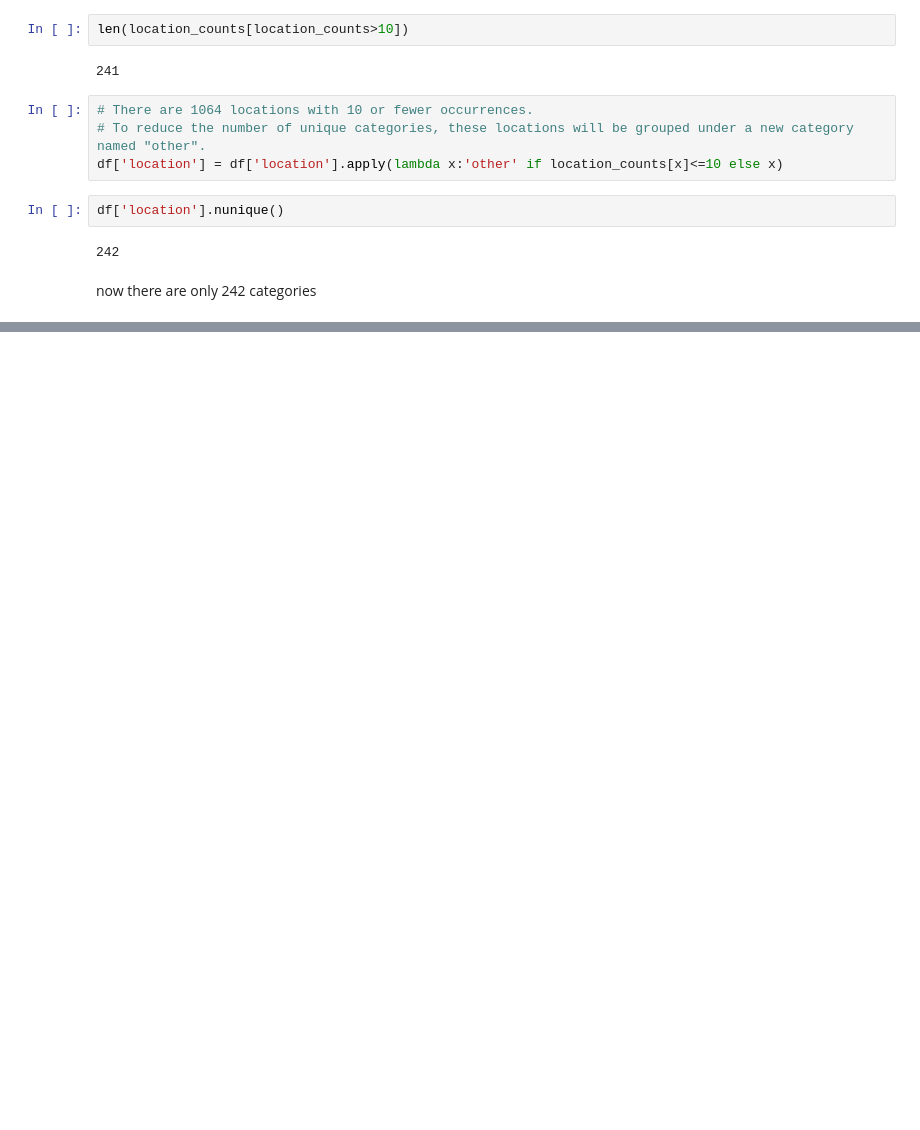
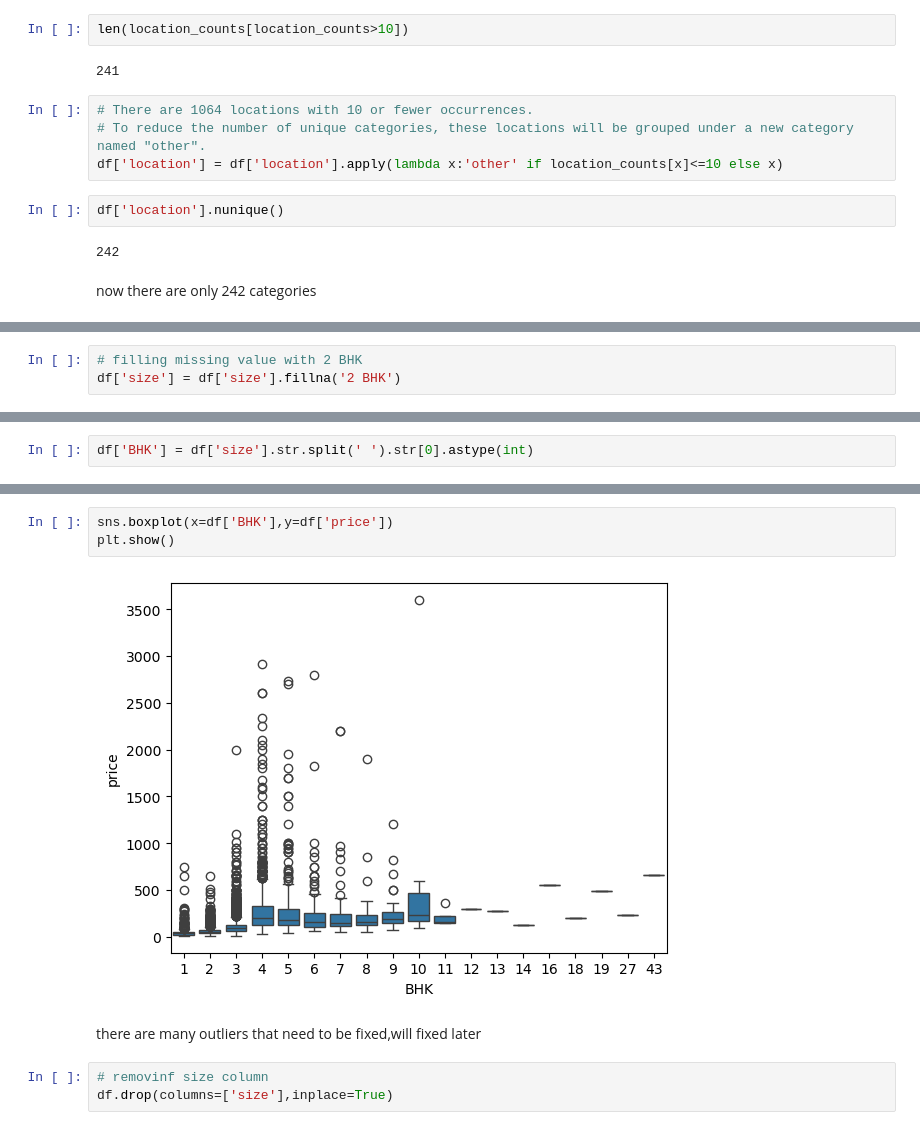
Before and after one commit to Nishant840/House-Price-Prediction, a Jupyter notebook: House_Price_Prediction.ipynb, the cells around one changed output, grey strips where cells are left out. Cells and saved outputs as stored; diff of their text form; blank space fills up the shorter version.

```diff
--- a/House_Price_Prediction.ipynb
+++ b/House_Price_Prediction.ipynb
@@ -199,0 +233,3 @@ df.sample(3)
+# %%
+# filling missing value with 2 BHK
+df['size'] = df['size'].fillna('2 BHK')
@@ -199,0 +260,2 @@ df.sample(3)
+# %%
+df['BHK'] = df['size'].str.split(' ').str[0].astype(int)
@@ -199,0 +282,10 @@ df.sample(3)
+# %%
+sns.boxplot(x=df['BHK'],y=df['price'])
+plt.show()
+# %% [output]
+[figure, added]
+# %% [markdown]
+there are many outliers that need to be fixed,will fixed later
+# %%
+# removinf size column
+df.drop(columns=['size'],inplace=True)
```
Also changed, not shown: parts of 46 cells of this notebook.
